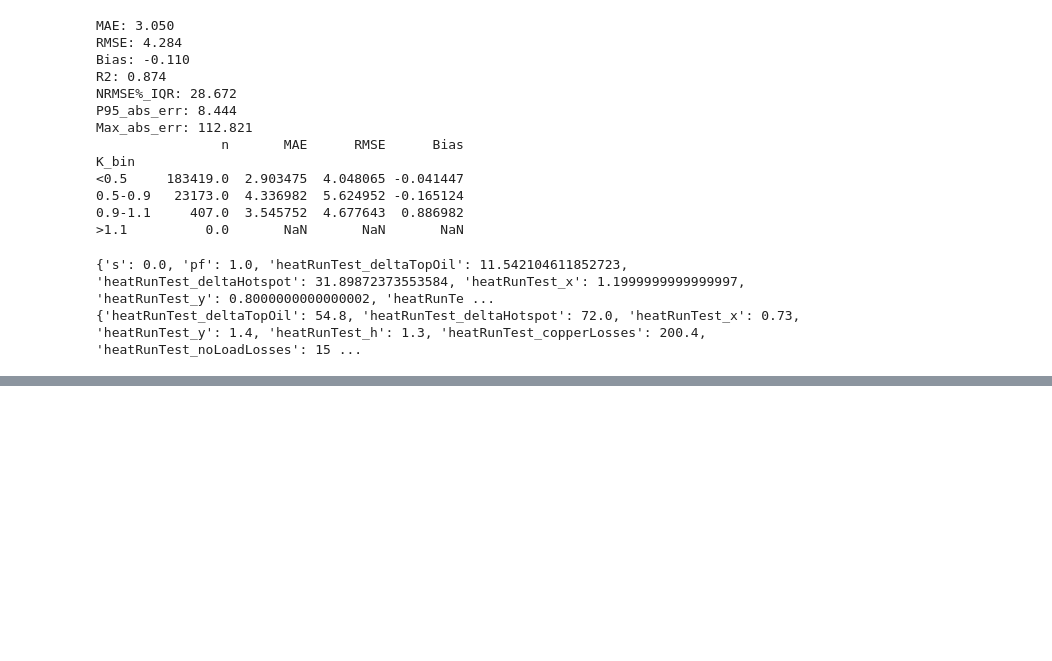
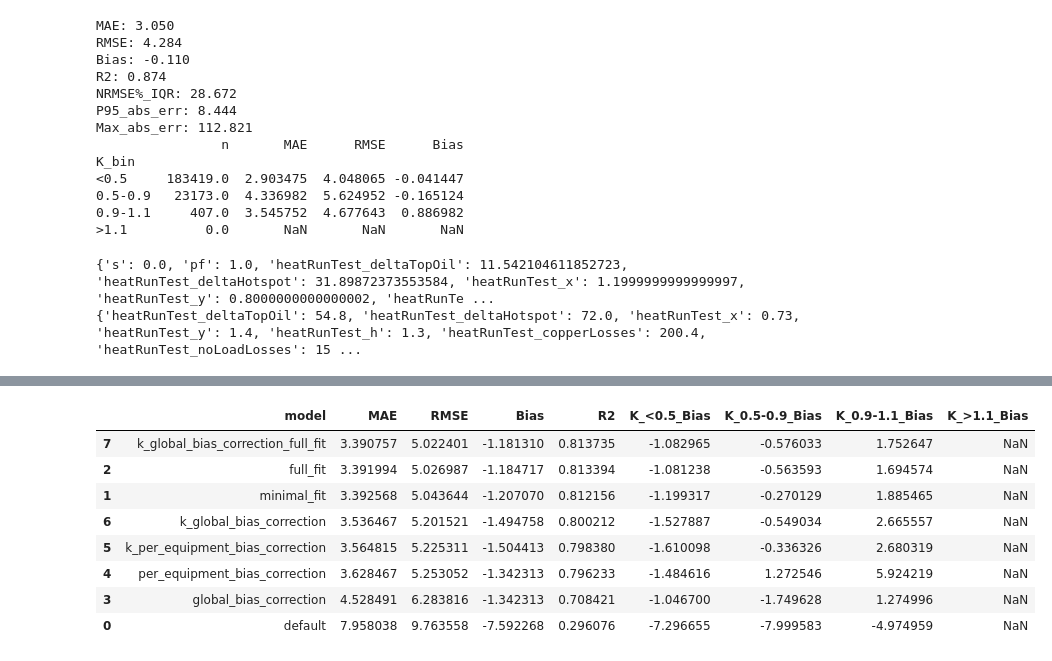
Before and after one commit to DT-Service-Consulting/ElectricGrid, a Jupyter notebook: wb_model_exploration.ipynb, the cells around one changed output, grey strips where cells are left out. Saved outputs shown, nothing was run; the diff lists cells and outputs as text; code cells hidden in the pictures; blank space fills up the shorter version.

Commit message:
Created a lot of models and evaluated them.

```diff
--- a/wb_model_exploration.ipynb
+++ b/wb_model_exploration.ipynb
@@ -2208,0 +2341,19 @@ print(model.base_params[24917])
+# %%
+models = {
+    'model1': {'model': model1, 'col_name': 'def_pred'},
+    'model2': {'model': model2, 'col_name': 'min_fit_pred'},
+    'model3': {'model': model3, 'col_name': 'full_fit_pred'},
+    'model4': {'model': model4, 'col_name': 'global_bias_pred'},
+    'model5': {'model': model5, 'col_name': 'per_equipment_bias_pred'},
+    'model6': {'model': model6, 'col_name': 'k_per_equipment_bias_pred'},
+    'model7': {'model': model7, 'col_name': 'k_global_bias_pred'},
+    'model8': {'model': model8, 'col_name': 'k_global_full_fit_pred'},
+}
+
+
+for name, info in models.items():
+    model, col_name = info['model'], info['col_name']
+    alldf = alldf.copy()
+    alldf = model.add_preds_to_df(alldf, column_name=col_name)
+
+alldf.to_csv("data/wb_all_model_predictions.csv", index=False)
@@ -2208,0 +2482,14 @@ print(model.base_params[24917])
+# %%
+results.sort_values(by='MAE', ascending=True, inplace=True)
+columns = results.columns
+results[['model', 'MAE', 'RMSE', 'Bias', 'R2'] +  [c for c in columns if c.endswith('_Bias')]]
+# %% [output]
+|  | model | MAE | RMSE | Bias | R2 | K_<0.5_Bias | K_0.5-0.9_Bias | K_0.9-1.1_Bias | K_>1.1_Bias |
+| 7 | k_global_bias_correction_full_fit | 3.390757 | 5.022401 | -1.181310 | 0.813735 | -1.082965 | -0.576033 | 1.752647 | NaN |
+| 2 | full_fit | 3.391994 | 5.026987 | -1.184717 | 0.813394 | -1.081238 | -0.563593 | 1.694574 | NaN |
+| 1 | minimal_fit | 3.392568 | 5.043644 | -1.207070 | 0.812156 | -1.199317 | -0.270129 | 1.885465 | NaN |
+| 6 | k_global_bias_correction | 3.536467 | 5.201521 | -1.494758 | 0.800212 | -1.527887 | -0.549034 | 2.665557 | NaN |
+| 5 | k_per_equipment_bias_correction | 3.564815 | 5.225311 | -1.504413 | 0.798380 | -1.610098 | -0.336326 | 2.680319 | NaN |
+| 4 | per_equipment_bias_correction | 3.628467 | 5.253052 | -1.342313 | 0.796233 | -1.484616 | 1.272546 | 5.924219 | NaN |
+| 3 | global_bias_correction | 4.528491 | 6.283816 | -1.342313 | 0.708421 | -1.046700 | -1.749628 | 1.274996 | NaN |
+| 0 | default | 7.958038 | 9.763558 | -7.592268 | 0.296076 | -7.296655 | -7.999583 | -4.974959 | NaN |
```
Also changed, not shown: parts of 8 cells of this notebook, 4 other files.
